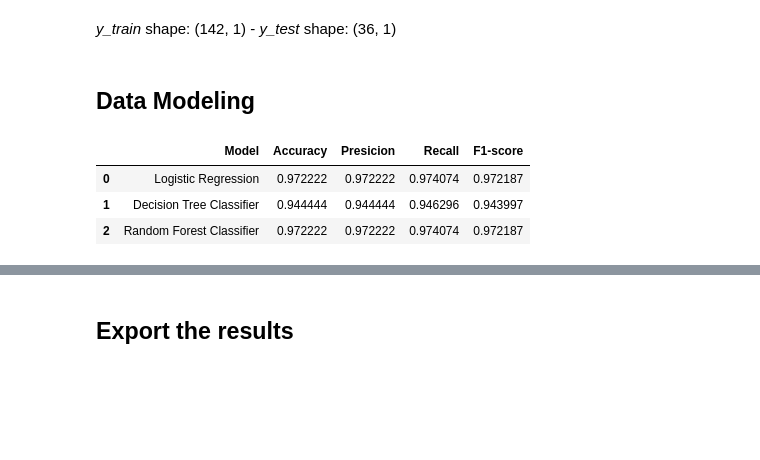
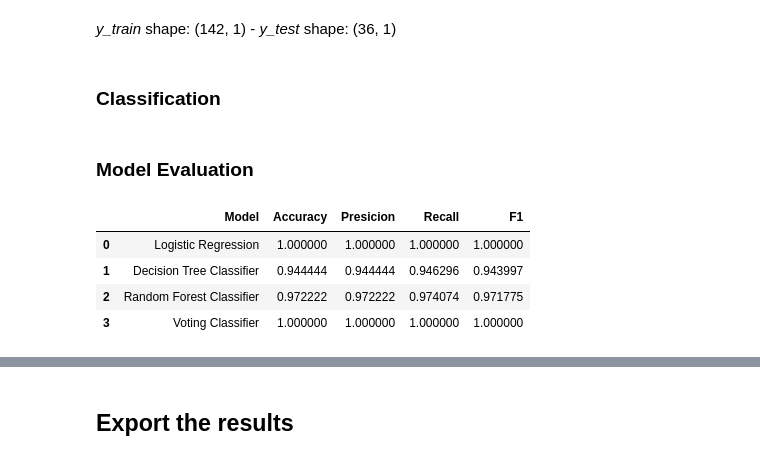
Before and after one commit to matiasmascioto/ml_mini_projects, a Jupyter notebook: wine_classifier/data_modeling.ipynb, the cells around one changed output, grey strips where cells are left out. Drawn from its saved outputs; the diff is of its cells as text; code cells hidden in the pictures; blank space fills up the shorter version.

```diff
--- a/wine_classifier/data_modeling.ipynb
+++ b/wine_classifier/data_modeling.ipynb
@@ -59,4 +75,4 @@ display(md("*y_train* shape: {0} - *y_test* shape: {1}".format(y_train.shape, y_
 *X_train* shape: (142, 13) - *X_test* shape: (36, 13)
 *y_train* shape: (142, 1) - *y_test* shape: (36, 1)
 # %% [markdown]
-## Data Modeling<a id="modeling"></a>
+### Classification<a id="classification"></a>
@@ -80,21 +79,46 @@ classifier_models = [
+# %%
+classifier_names = [
+    "Logistic Regression",
+    "Decision Tree Classifier",
+    "Random Forest Classifier",
+    "Voting Classifier"
+]
+
+log_reg_clf = LogisticRegression(solver="lbfgs", multi_class="multinomial", max_iter=10000)
+dec_tre_clf = DecisionTreeClassifier(max_depth=5)
+rnd_for_clf = RandomForestClassifier(max_depth=5, n_estimators=10, max_features=1)
+vot_clf = VotingClassifier(estimators=[("log_reg", log_reg_clf), ("dec_tre", dec_tre_clf), ("rnd_for", rnd_for_clf)])
+
+classifier_models = [
+    log_reg_clf,
+    dec_tre_clf,
+    rnd_for_clf,
+    vot_clf
+]
+# %%
+predictions = []
+for clf_model in classifier_models:
+    clf_model.fit(X_train, y_train.values.ravel())
+    predictions.append(clf_model.predict(X_test))
+# %% [markdown]
+### Model Evaluation<a id="evaluation"></a>
 # %%
 model_metrics = []
-for clf_name, clf_model in zip(classifier_names,classifier_models):
-    clf_model.fit(X_train, y_train)
-    preds = clf_model.predict(X_test)
+for clf_name, prediction in zip(classifier_names, predictions):
     model_metrics.append([
         clf_name,
-        accuracy_score(y_test, preds),
-        recall_score(y_test,preds, average="weighted"),
-        precision_score(y_test, preds, average="weighted"),
-        f1_score(y_test,preds ,average="weighted")
+        accuracy_score(y_test, prediction),
+        recall_score(y_test, prediction, average="weighted"),
+        precision_score(y_test, prediction, average="weighted"),
+        f1_score(y_test, prediction, average="weighted")
     ])
 
-model_summary = pd.DataFrame(model_metrics, columns=['Model','Accuracy','Presicion','Recall','F1-score'])
+model_summary = pd.DataFrame(model_metrics, columns=['Model','Accuracy','Presicion','Recall','F1'])
 
 display(model_summary)
 # %% [output]
-|  | Model | Accuracy | Presicion | Recall | F1-score |
-| 0 | Logistic Regression | 0.972222 | 0.972222 | 0.974074 | 0.972187 |
+|  | Model | Accuracy | Presicion | Recall | F1 |
+| 0 | Logistic Regression | 1.000000 | 1.000000 | 1.000000 | 1.000000 |
 | 1 | Decision Tree Classifier | 0.944444 | 0.944444 | 0.946296 | 0.943997 |
-| 2 | Random Forest Classifier | 0.972222 | 0.972222 | 0.974074 | 0.972187 |
+| 2 | Random Forest Classifier | 0.972222 | 0.972222 | 0.974074 | 0.971775 |
+| 3 | Voting Classifier | 1.000000 | 1.000000 | 1.000000 | 1.000000 |
```
Also changed, not shown: parts of 17 cells of this notebook, 4 other files.
